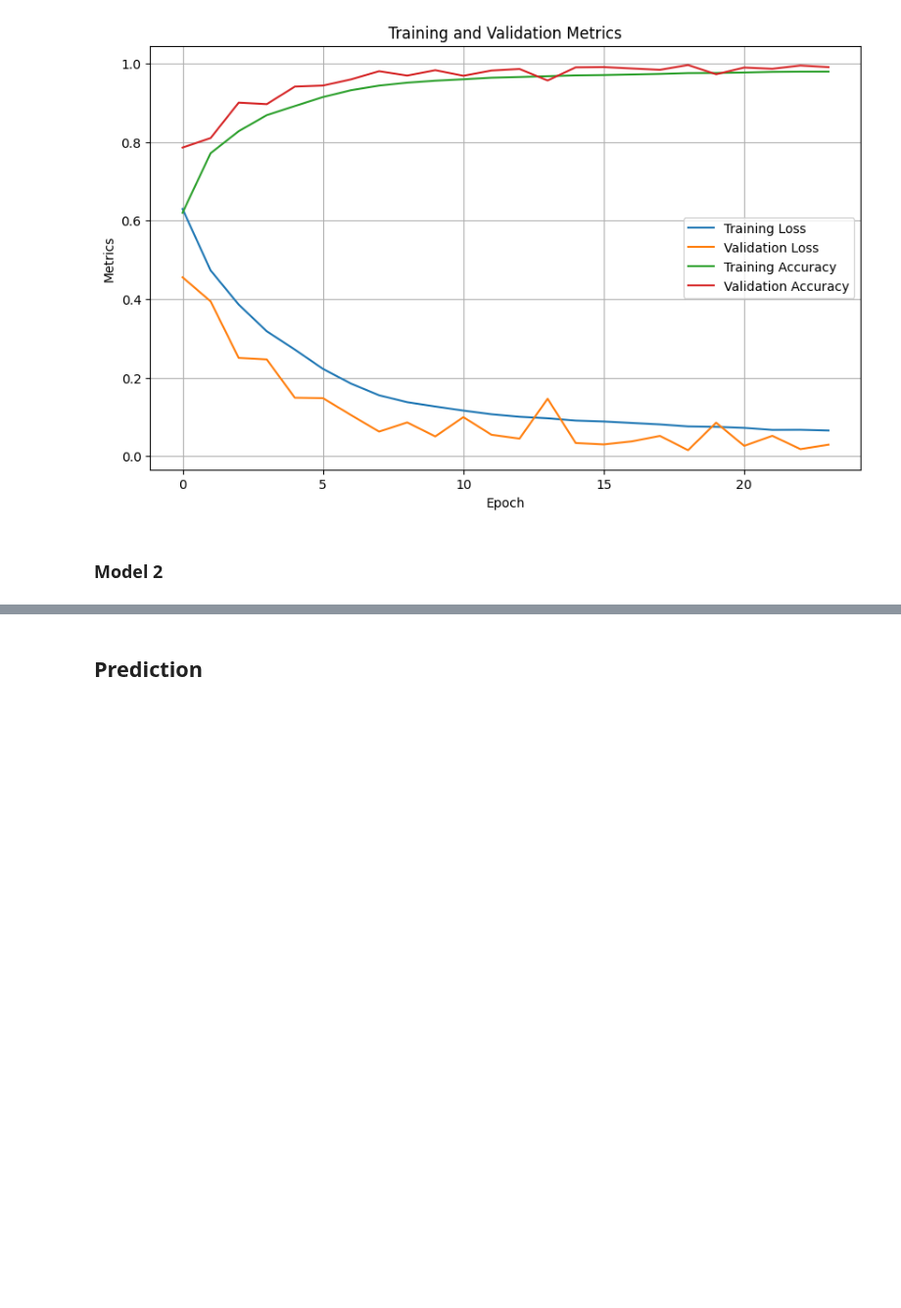
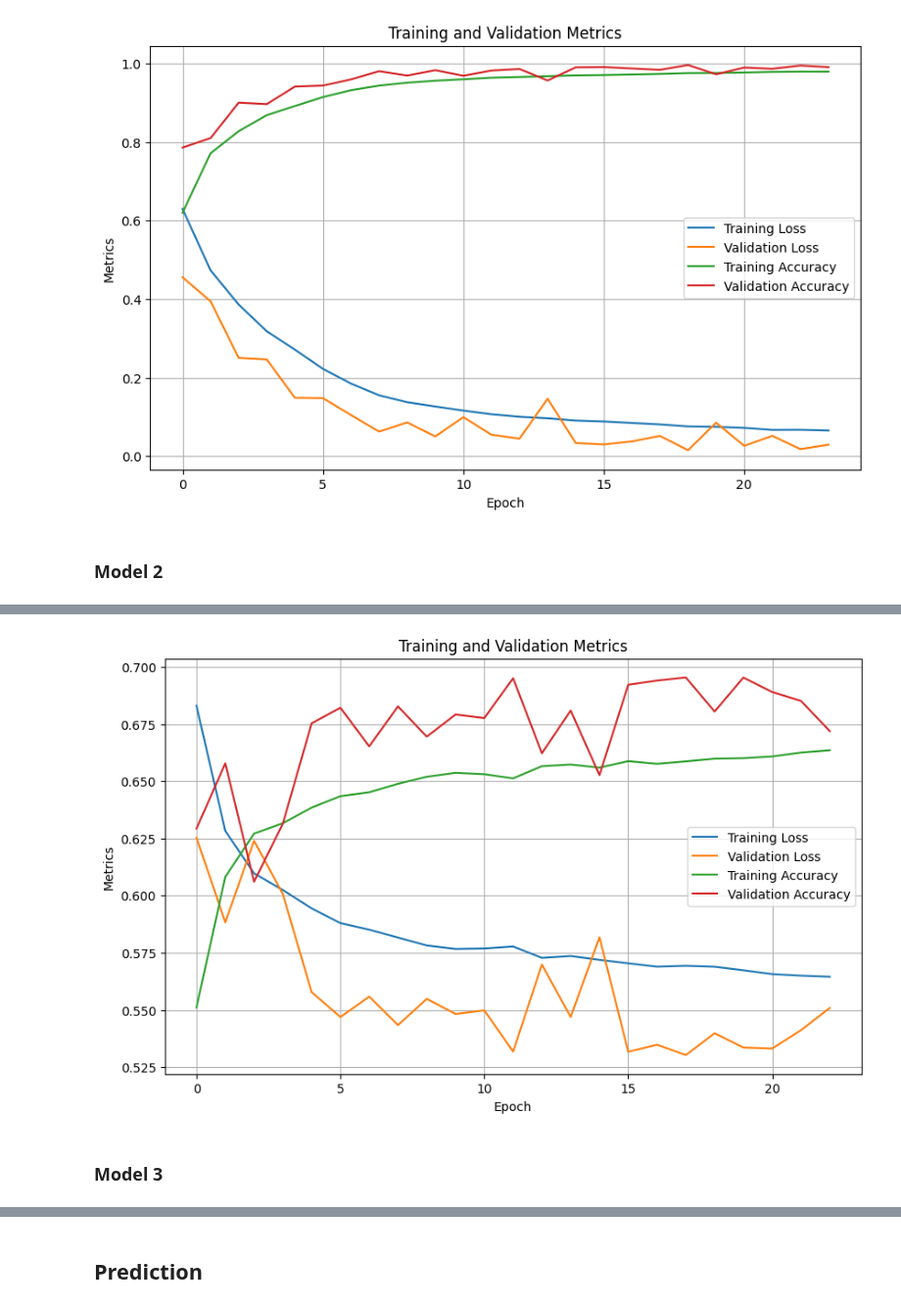
Before and after one commit to woulfric/PFE, a Jupyter notebook: LSTM.ipynb, the cells around one changed output, grey strips where cells are left out. Shown at 98% size. Cells and saved outputs as stored; diff of their text form; code cells hidden in the pictures; blank space fills up the shorter version.

```diff
--- a/LSTM.ipynb
+++ b/LSTM.ipynb
@@ -448,3 +448,33 @@ plt.show()
 model.save('Models/Lstm_Many_to_one_1.h5')
 # %% [markdown]
 ### **Model 2**
+# %%
+import time
+import numpy as np
+from tensorflow.keras.models import Sequential
+from tensorflow.keras.layers import LSTM, Dense, Dropout, TimeDistributed, BatchNormalization
+from sklearn.model_selection import train_test_split
+from tensorflow.keras.callbacks import EarlyStopping
+
+x_train,x_test,y_train,y_test=train_test_split(X,y,test_size=0.2,random_state=30)
+early_stopping = EarlyStopping(monitor='val_loss', patience=5, restore_best_weights=True)
+
+model = Sequential([
+    LSTM(units=14, input_shape=(x_train.shape[1], x_train.shape[2]), return_sequences=True),
+    BatchNormalization(),
+    Dropout(0.3),
+    LSTM(units=7, return_sequences=False),
+    Dropout(0.3),
+    BatchNormalization(),
+    Dense(units=1, activation='sigmoid')
+])
+model.compile(optimizer='adam', loss='binary_crossentropy', metrics=['accuracy'])
+
+sart_time = time.time()
+history = model.fit(x_train, y_train, epochs=100, batch_size=32, validation_split=0.2, callbacks=[early_stopping])
+# history = model.fit(x_train, y_train, epochs=100, batch_size=128, validation_split=0.2)
+end_time = time.time()
+
+
+loss, accuracy = model.evaluate(x_test, y_test)
+print("Training time : ",end_time - sart_time)
@@ -451,3 +499,22 @@ model.save('Models/Lstm_Many_to_one_1.h5')
+# %%
+import matplotlib.pyplot as plt
+
+
+plt.figure(figsize=(10, 6))
+plt.plot(history.history['loss'], label='Training Loss')
+plt.plot(history.history['val_loss'], label='Validation Loss')
+plt.plot(history.history['accuracy'], label='Training Accuracy')
+plt.plot(history.history['val_accuracy'], label='Validation Accuracy')
+plt.title('Training and Validation Metrics')
+plt.xlabel('Epoch')
+plt.ylabel('Metrics')
+plt.legend()
+plt.grid(True)
+plt.show()
+# %% [output]
+[figure, added]
+# %% [markdown]
+### **Model 3**
 # %%
 import time
 import numpy as np
```
Also changed, not shown: parts of 9 cells of this notebook, 3 other files.
